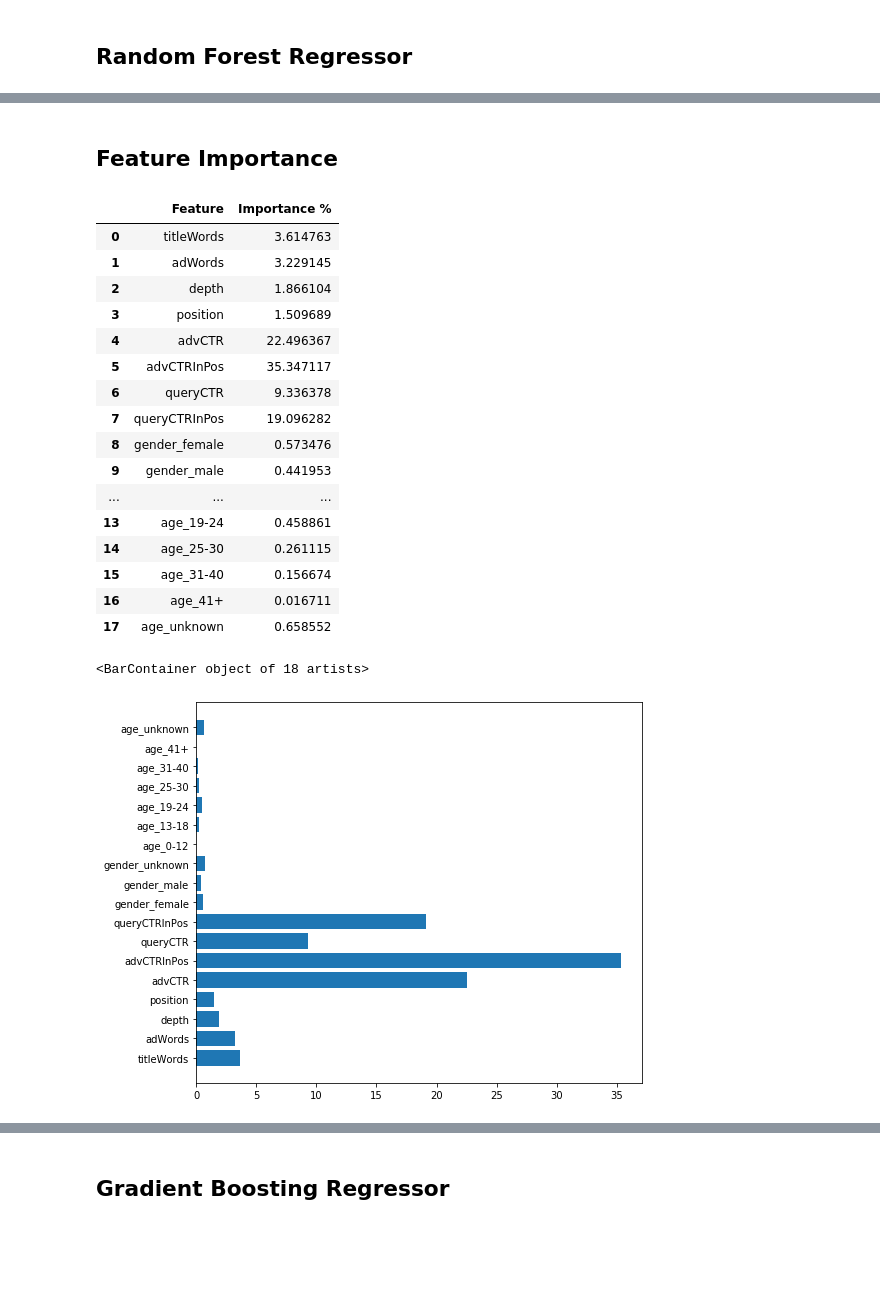
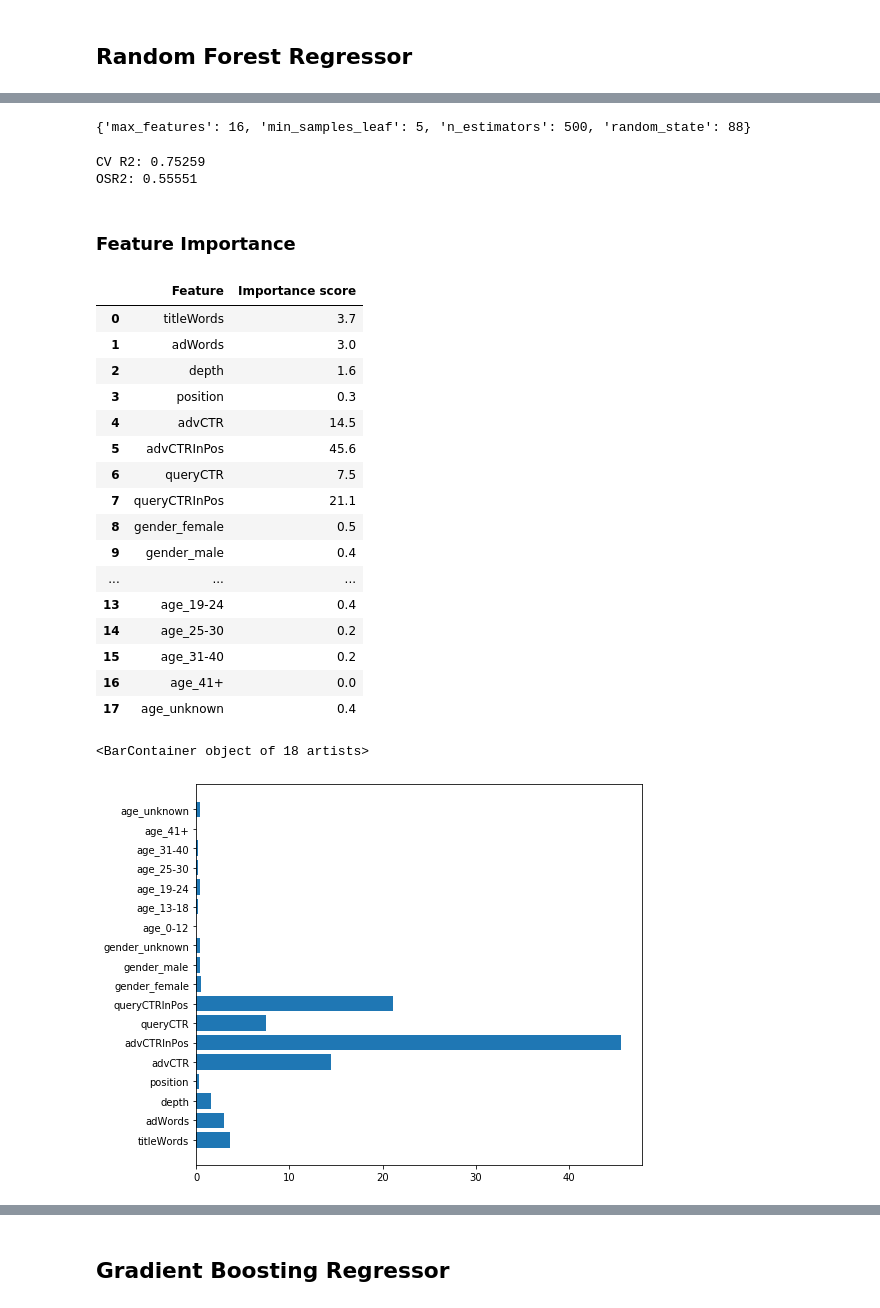
Before and after one commit to paulgrigas/IEOR-142-242-Python-Project, a Jupyter notebook: Lab 5/New_Lab5_v1.ipynb, the cells around one changed output, grey strips where cells are left out. Cells and saved outputs as stored; diff of their text form; code cells hidden in the pictures; blank space fills up the shorter version.

Commit message:
Update New_Lab5
Corrections and modofications all across notebook. New ranges for models' hyperparameters and corresponding plots.

```diff
--- a/Lab 5/New_Lab5_v1.ipynb
+++ b/Lab 5/New_Lab5_v1.ipynb
@@ -49,11 +49,9 @@ X_train.shape, X_test.shape
 from sklearn.model_selection import GridSearchCV
 from sklearn.tree import DecisionTreeRegressor
 
-grid_values = {'ccp_alpha': np.linspace(0, 0.1, 21)}
+grid_values = {'ccp_alpha': np.linspace(0, 0.001, 51)}
 
-dt = DecisionTreeRegressor(min_samples_leaf=5, min_samples_split=20, random_state=88)
-mod = GridSearchCV(dt, param_grid=grid_values, scoring='neg_mean_squared_error', cv=5, verbose=1)
-mod.fit(X_train, y_train)
-
-mod.best_estimator_
+dtr = DecisionTreeRegressor(min_samples_leaf=5, min_samples_split=20, random_state=88)
+dtr_cv = GridSearchCV(dtr, param_grid=grid_values, scoring='r2', cv=5, verbose=0)
+dtr_cv.fit(X_train, y_train)
 # %% [output]
@@ -80,10 +106,9 @@ MSE: 0.00321
 ## Random Forest Regressor
 # %%
 from sklearn.ensemble import RandomForestRegressor
-import time
 
-mod = RandomForestRegressor(max_features=5, min_samples_leaf=5, n_estimators = 500, random_state=88, verbose=2)
-mod.fit(X_train, y_train)
+rf = RandomForestRegressor(max_features=5, min_samples_leaf=5, n_estimators = 500, random_state=88, verbose=2)
+rf.fit(X_train, y_train)
 # %% [output]
 [Parallel(n_jobs=1)]: Using backend SequentialBackend with 1 concurrent workers.
 [Parallel(n_jobs=1)]: Done   1 out of   1 | elapsed:    0.0s remaining:    0.0s
@@ -124,6 +144,7 @@ MSE: 0.00235
 # %%
-## Fix max_depth
-grid_values = {'max_features': np.linspace(1,8,5, dtype='int32'), # should go till 18 for bagging
+import time
+
+grid_values = {'max_features': np.linspace(1,18,18, dtype='int32'),
               'min_samples_leaf': [5],
               'n_estimators': [500],
               'random_state': [88]}
@@ -131,8 +152,8 @@ grid_values = {'max_features': np.linspace(1,8,5, dtype='int32'), # should go ti
 tic = time.time()
 
 rf = RandomForestRegressor()
-mod = GridSearchCV(rf, param_grid=grid_values, scoring='neg_mean_squared_error', cv=5)
-mod.fit(X_train, y_train)
+rf_cv = GridSearchCV(rf, param_grid=grid_values, scoring='r2', cv=5)
+rf_cv.fit(X_train, y_train)
 
 toc = time.time()
 print('time:', round(toc-tic, 2),'s')
@@ -147,28 +177,39 @@ MSE: 0.00235
+# %%
+print(rf_cv.best_params_)
+# %% [output]
+{'max_features': 16, 'min_samples_leaf': 5, 'n_estimators': 500, 'random_state': 88}
+# %%
+print('CV R2:', round(r2_score(y_train, rf_cv.predict(X_train)), 5))
+print('OSR2:', round(r2_score(y_test, rf_cv.predict(X_test)), 5))
+# %% [output]
+CV R2: 0.75259
+OSR2: 0.55551
 # %% [markdown]
-## Feature Importance
+### Feature Importance
 # %%
-pd.DataFrame({'Feature' : X_train.columns, 'Importance %': 100*mod.best_estimator_.feature_importances_})
+pd.DataFrame({'Feature' : X_train.columns,
+              'Importance score': 100*rf_cv.best_estimator_.feature_importances_}).round(1)
 # %% [output]
-|  | Feature | Importance % |
-| 0 | titleWords | 3.614763 |
-| 1 | adWords | 3.229145 |
-| 2 | depth | 1.866104 |
-| 3 | position | 1.509689 |
-| 4 | advCTR | 22.496367 |
-| 5 | advCTRInPos | 35.347117 |
-| 6 | queryCTR | 9.336378 |
-| 7 | queryCTRInPos | 19.096282 |
-| 8 | gender_female | 0.573476 |
-| 9 | gender_male | 0.441953 |
+|  | Feature | Importance score |
+| 0 | titleWords | 3.7 |
+| 1 | adWords | 3.0 |
+| 2 | depth | 1.6 |
+| 3 | position | 0.3 |
+| 4 | advCTR | 14.5 |
+| 5 | advCTRInPos | 45.6 |
+| 6 | queryCTR | 7.5 |
+| 7 | queryCTRInPos | 21.1 |
+| 8 | gender_female | 0.5 |
+| 9 | gender_male | 0.4 |
 | ... | ... | ... |
-| 13 | age_19-24 | 0.458861 |
-| 14 | age_25-30 | 0.261115 |
-| 15 | age_31-40 | 0.156674 |
-| 16 | age_41+ | 0.016711 |
-| 17 | age_unknown | 0.658552 |
+| 13 | age_19-24 | 0.4 |
+| 14 | age_25-30 | 0.2 |
+| 15 | age_31-40 | 0.2 |
+| 16 | age_41+ | 0.0 |
+| 17 | age_unknown | 0.4 |
 # %%
 plt.figure(figsize=(8,7))
-plt.barh(X_train.columns, 100*mod.best_estimator_.feature_importances_)
+plt.barh(X_train.columns, 100*rf_cv.best_estimator_.feature_importances_)
 # %% [output]
 <BarContainer object of 18 artists>
-[figure, old version]
+[figure, new version]
```
Also changed, not shown: parts of 62 cells of this notebook.
